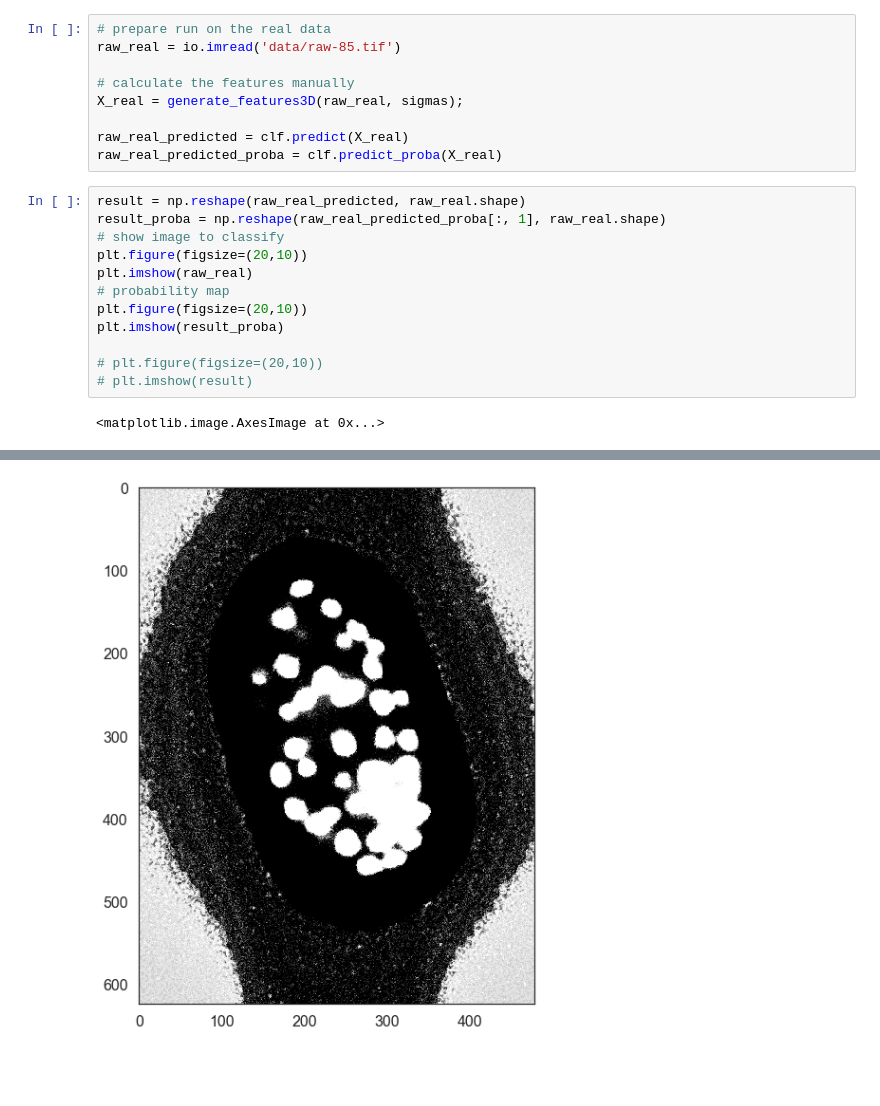
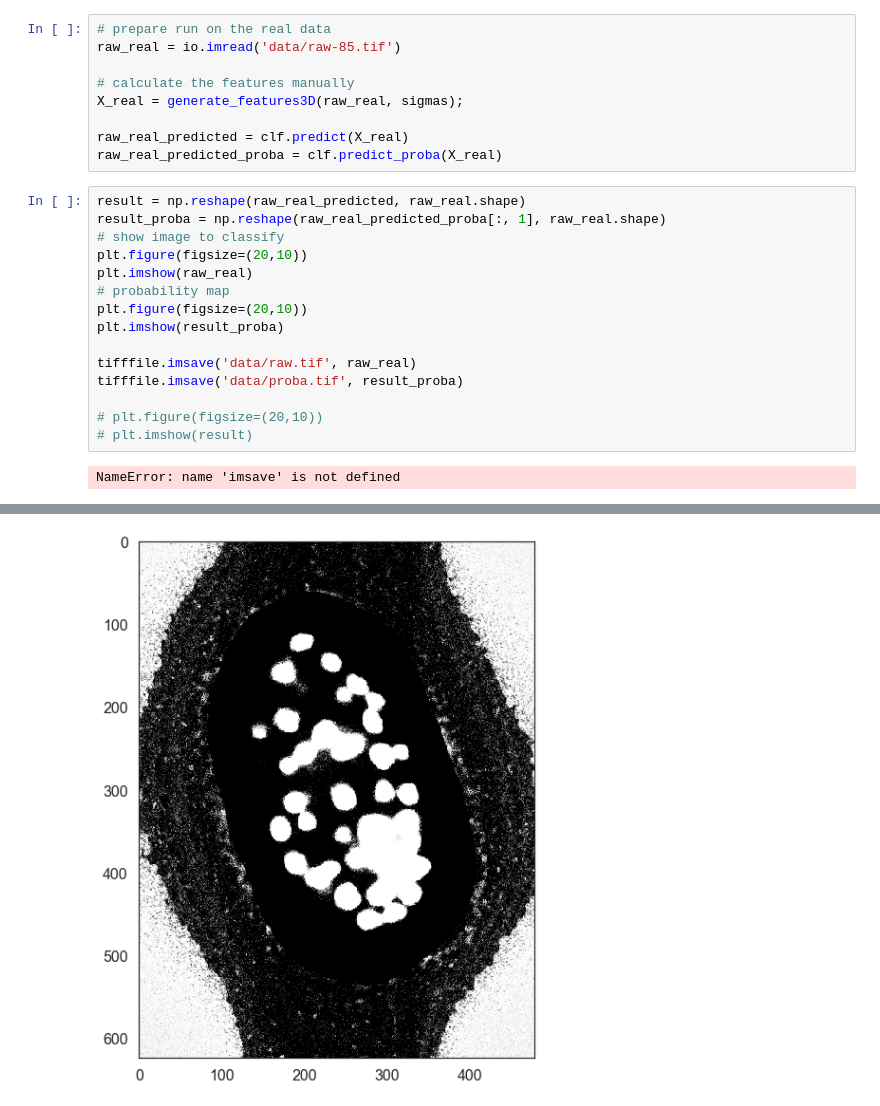
Before and after one commit to PreibischLab/cell_classification, a Jupyter notebook: cell_classification.ipynb, the cells around one changed output, grey strips where cells are left out. Drawn from its saved outputs; the diff is of its cells as text; blank space fills up the shorter version.

Commit message:
added functions to save the images

```diff
--- a/cell_classification.ipynb
+++ b/cell_classification.ipynb
@@ -161,16 +161,19 @@ raw_real_predicted_proba = clf.predict_proba(X_real)
 # %%
 result = np.reshape(raw_real_predicted, raw_real.shape)
 result_proba = np.reshape(raw_real_predicted_proba[:, 1], raw_real.shape)
 # show image to classify
 plt.figure(figsize=(20,10))
 plt.imshow(raw_real)
 # probability map
 plt.figure(figsize=(20,10))
 plt.imshow(result_proba)
 
+tifffile.imsave('data/raw.tif', raw_real)
+tifffile.imsave('data/proba.tif', result_proba)
+
 # plt.figure(figsize=(20,10))
 # plt.imshow(result)
 # %% [output]
-<matplotlib.image.AxesImage at 0x...>
+NameError: name 'imsave' is not defined
 [figure]
-[figure, old version]
+[figure, new version]
```
